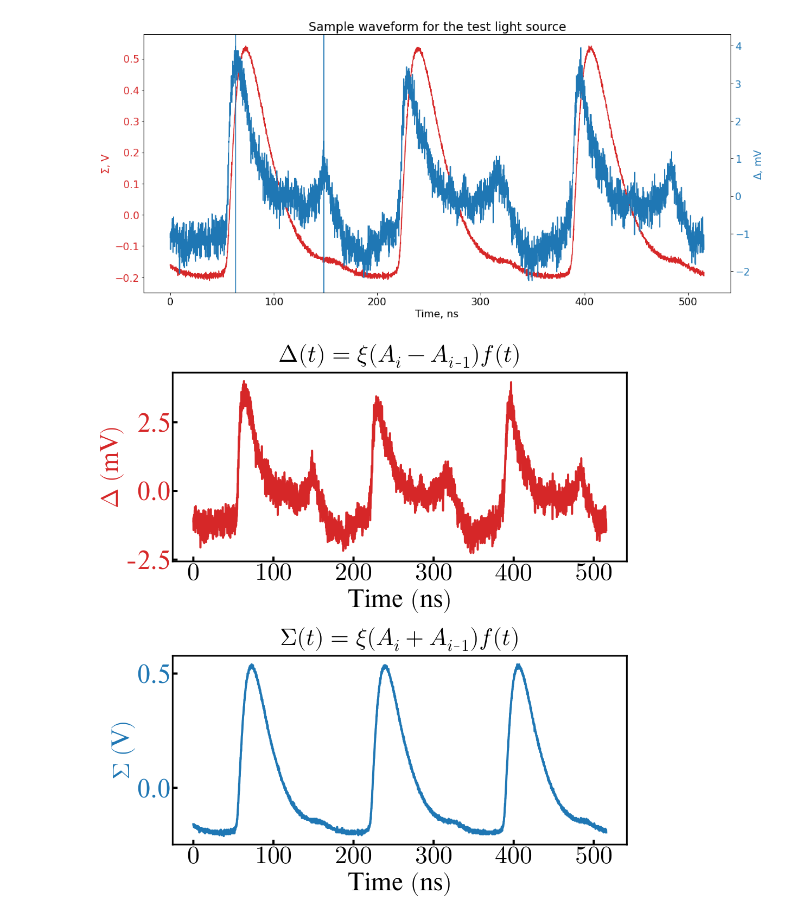
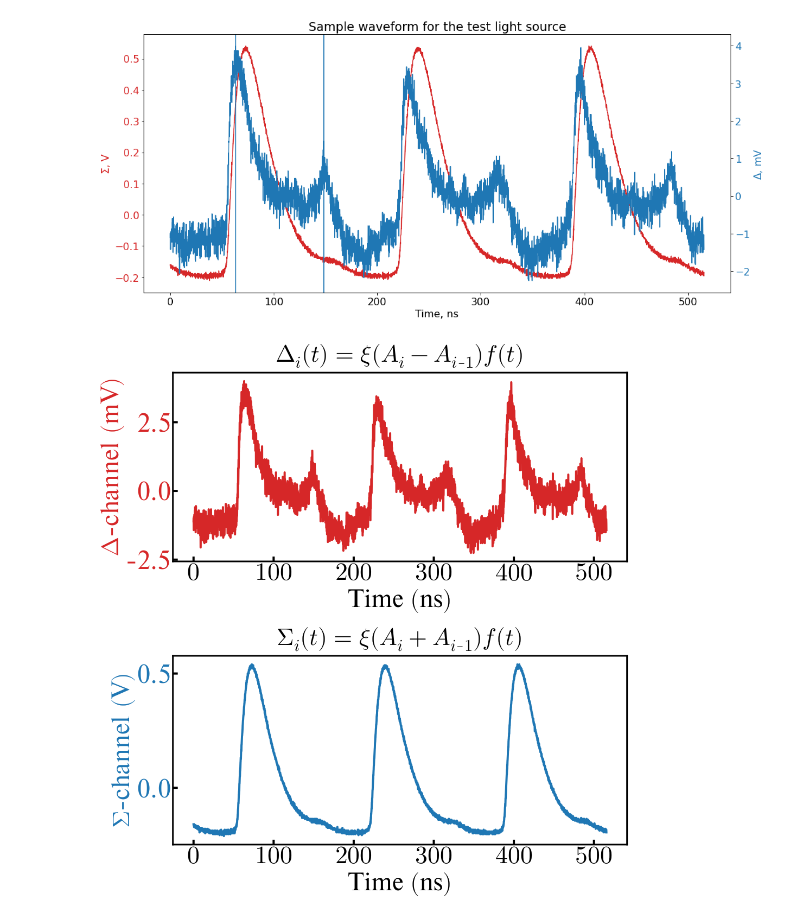
Before and after one commit to IharLobach/fur, a Jupyter notebook: shifts/for_PRL_paper/samle_Sigma_Delta_waveforms_IOTA_signal.ipynb, the cells around one changed output. Saved outputs shown, nothing was run; the diff lists cells and outputs as text; code cells hidden in the pictures.

```diff
--- a/shifts/for_PRL_paper/samle_Sigma_Delta_waveforms_IOTA_signal.ipynb
+++ b/shifts/for_PRL_paper/samle_Sigma_Delta_waveforms_IOTA_signal.ipynb
@@ -76,35 +76,35 @@ plt.rc('pgf', preamble=\
        +r'\setmainfont{Times}'
        +r'\DeclareMathAlphabet{\mathcal}{OMS}{cmsy}{m}{n}'
        +r'\let\mathbb\relax'
        +r'\DeclareMathAlphabet{\mathbb}{U}{msb}{m}{n}'
        +r'\usepackage{siunitx}'
        +r'\usepackage{amsfonts}'
       +r'\DeclareMathSymbol{\shortminus}{\mathbin}{AMSa}{"39}')
 from matplotlib.ticker import FormatStrFormatter
 # plt.rcParams["text.usetex"] =True
 # plt.rc('text.latex', preamble=r'\usepackage{siunitx}')
 # plt.rcParams['figure.figsize'] = [15, 15]
 # plt.rcParams.update({'font.size': 36,'legend.fontsize':32})
 fig, axs = plt.subplots(2, figsize=(15,16))
 color='tab:red'
 axs[0].plot(time, data2, color=color)
-axs[0].set_ylabel(r"$\Delta\;(\SI{}{mV})$", color=color)
+axs[0].set_ylabel(r"$\Delta$-channel $(\SI{}{mV})$", color=color)
 axs[0].tick_params(axis='y', labelcolor=color)
 axs[0].yaxis.set_major_formatter(ticker.StrMethodFormatter('{x:.1f}'))
 axs[0].set_xlabel(r"$\mathrm{Time}\;(\SI{}{ns})$")
-axs[0].set_title(r"$\Delta(t) = \xi(A_i-A_{i\shortminus 1})f(t)$", pad=20)
+axs[0].set_title(r"$\Delta_i(t) = \xi(A_i-A_{i\shortminus 1})f(t)$", pad=20)
 color='tab:blue'
 axs[1].plot(time, data1, color=color)
-axs[1].set_ylabel(r"$\Sigma\;(\SI{}{V})$", color=color)
+axs[1].set_ylabel(r"$\Sigma$-channel $(\SI{}{V})$", color=color)
 axs[1].tick_params(axis='y', labelcolor=color)
 axs[1].yaxis.set_major_formatter(ticker.StrMethodFormatter('{x:.1f}'))
 axs[1].set_xlabel(r"$\mathrm{Time}\;(\SI{}{ns})$")
-axs[1].set_title(r"$\Sigma(t) = \xi(A_i+A_{i\shortminus 1})f(t)$", pad=20)
+axs[1].set_title(r"$\Sigma_i(t) = \xi(A_i+A_{i\shortminus 1})f(t)$", pad=20)
 fig.subplots_adjust(hspace=0.5)
 fig.savefig(os.path.join(prl_images,
                              "integrator_and_comb_filter"
                              ,"delta_sigma_waveform.png"),
             dpi=300, bbox_inches='tight')
 fig.show()
 # %% [output]
-[figure, old version]
+[figure, new version]
```
Also changed, not shown: 2 other files.
